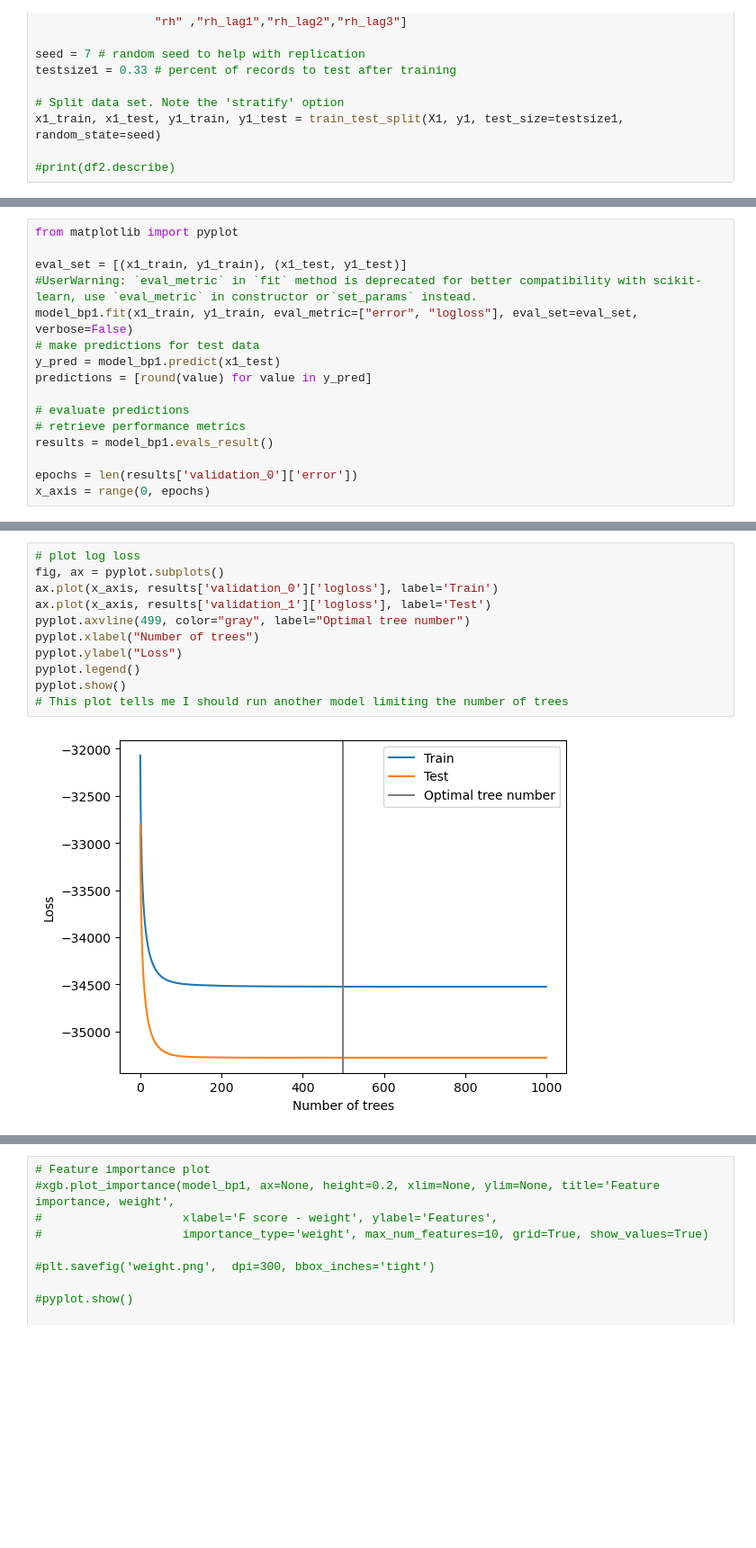
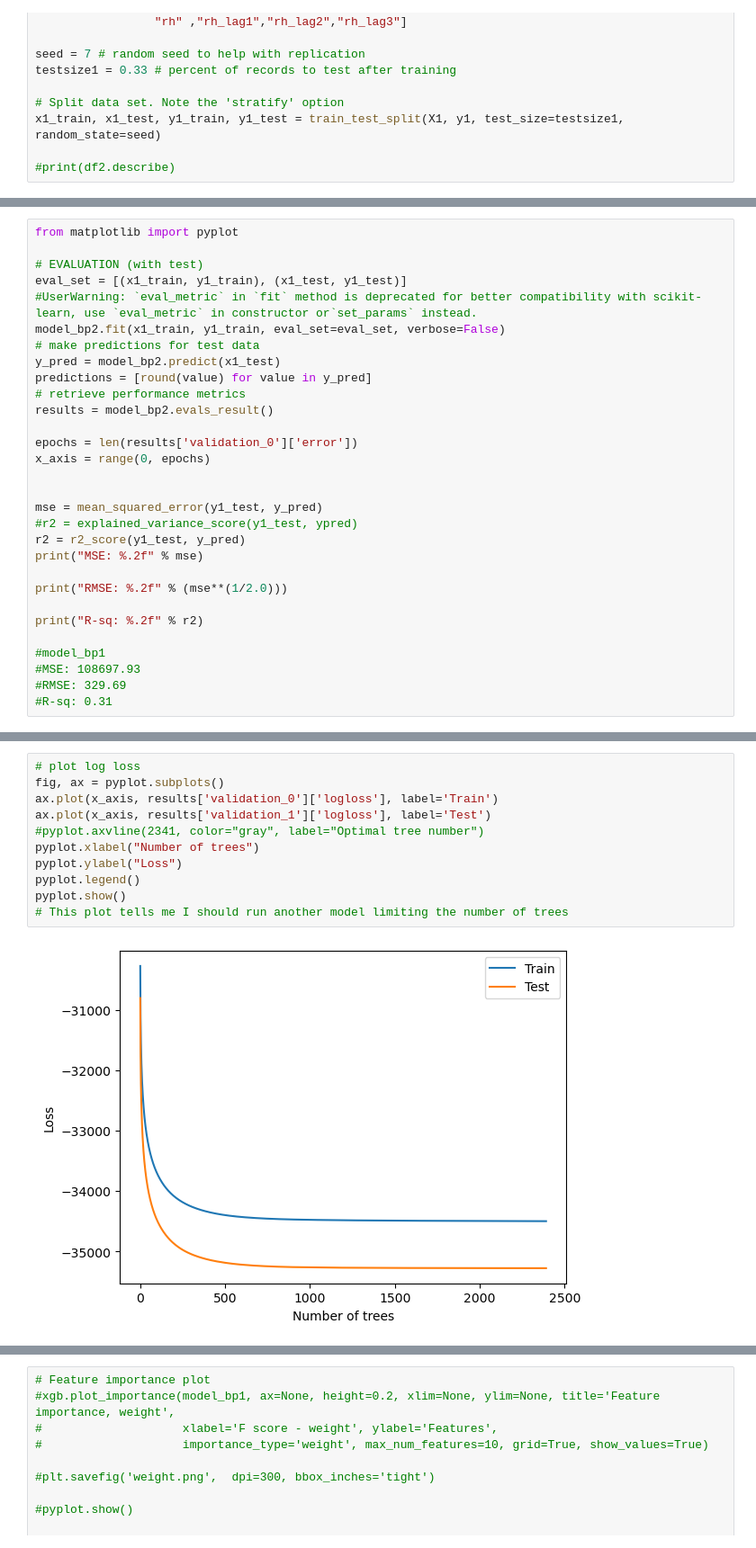
Before and after one commit to georod/forc_trends, a Jupyter notebook: models/xgboost/xgb_evi_brks_reg_drac_models_v1.ipynb, the cells around one changed output, grey strips where cells are left out. Shown at 90% size. Saved outputs shown, nothing was run; the diff lists cells and outputs as text; blank space fills up the shorter version.

```diff
--- a/models/xgboost/xgb_evi_brks_reg_drac_models_v1.ipynb
+++ b/models/xgboost/xgb_evi_brks_reg_drac_models_v1.ipynb
@@ -152,16 +149,30 @@ R-sq: 0.31
 # %%
 from matplotlib import pyplot
 
+# EVALUATION (with test)
 eval_set = [(x1_train, y1_train), (x1_test, y1_test)]
 #UserWarning: `eval_metric` in `fit` method is deprecated for better compatibility with scikit-learn, use `eval_metric` in constructor or`set_params` instead.
-model_bp1.fit(x1_train, y1_train, eval_metric=["error", "logloss"], eval_set=eval_set, verbose=False)
+model_bp2.fit(x1_train, y1_train, eval_set=eval_set, verbose=False)
 # make predictions for test data
-y_pred = model_bp1.predict(x1_test)
+y_pred = model_bp2.predict(x1_test)
 predictions = [round(value) for value in y_pred]
-
-# evaluate predictions
 # retrieve performance metrics
-results = model_bp1.evals_result()
+results = model_bp2.evals_result()
 
 epochs = len(results['validation_0']['error'])
 x_axis = range(0, epochs)
+
+
+mse = mean_squared_error(y1_test, y_pred)
+#r2 = explained_variance_score(y1_test, ypred)
+r2 = r2_score(y1_test, y_pred)
+print("MSE: %.2f" % mse)
+
+print("RMSE: %.2f" % (mse**(1/2.0)))
+
+print("R-sq: %.2f" % r2)
+
+#model_bp1
+#MSE: 108697.93
+#RMSE: 329.69
+#R-sq: 0.31
@@ -168,16 +183,16 @@ x_axis = range(0, epochs)
 # %%
 # plot log loss
 fig, ax = pyplot.subplots()
 ax.plot(x_axis, results['validation_0']['logloss'], label='Train')
 ax.plot(x_axis, results['validation_1']['logloss'], label='Test')
-pyplot.axvline(499, color="gray", label="Optimal tree number")
+#pyplot.axvline(2341, color="gray", label="Optimal tree number")
 pyplot.xlabel("Number of trees")
 pyplot.ylabel("Loss")
 pyplot.legend()
 pyplot.show()
 # This plot tells me I should run another model limiting the number of trees
 # %% [output]
-[figure, old version]
+[figure, new version]
 # %%
 # Model prediction residuals
 
```
Also changed, not shown: parts of 12 cells of this notebook, 2 other files.
